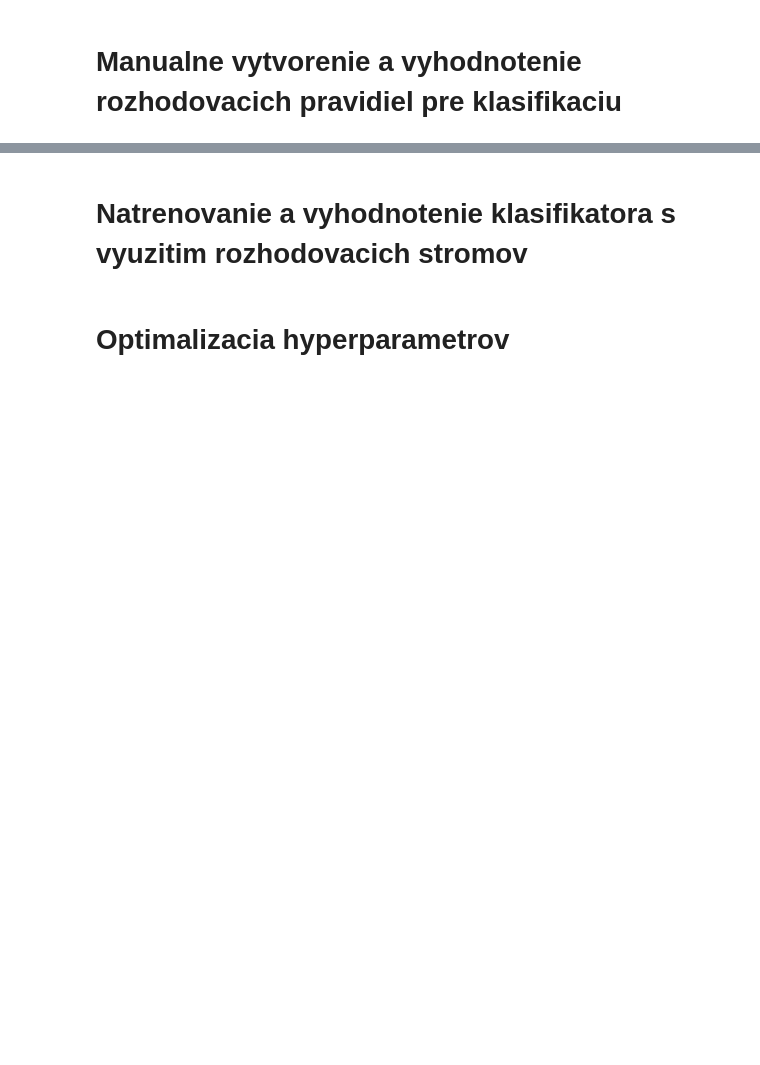
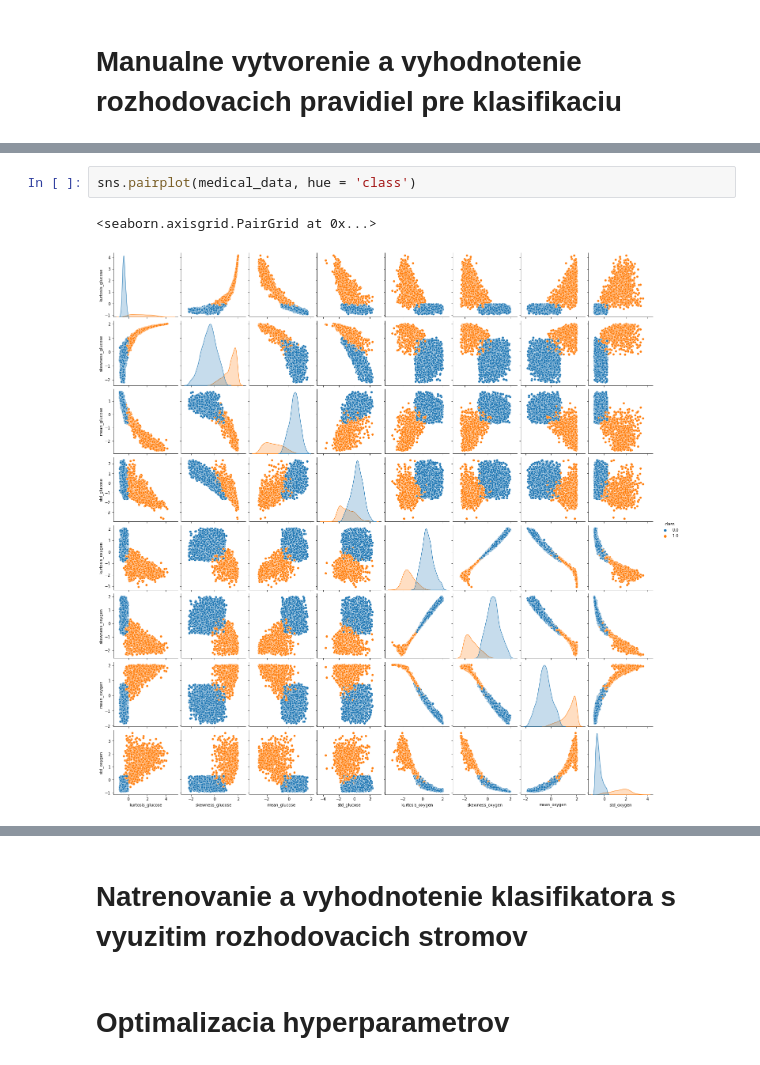
Before and after one commit to MakoHnat/IAU, a Jupyter notebook: 3 cast zadania.ipynb, the cells around one changed output, grey strips where cells are left out. Cells and saved outputs as stored; diff of their text form; blank space fills up the shorter version.

```diff
--- a/3 cast zadania.ipynb
+++ b/3 cast zadania.ipynb
@@ -78,0 +100,5 @@ memory usage: 866.7 KB
+# %%
+sns.pairplot(medical_data, hue = 'class')
+# %% [output]
+<seaborn.axisgrid.PairGrid at 0x...>
+[figure, added]
```
Also changed, not shown: parts of 32 cells of this notebook.
